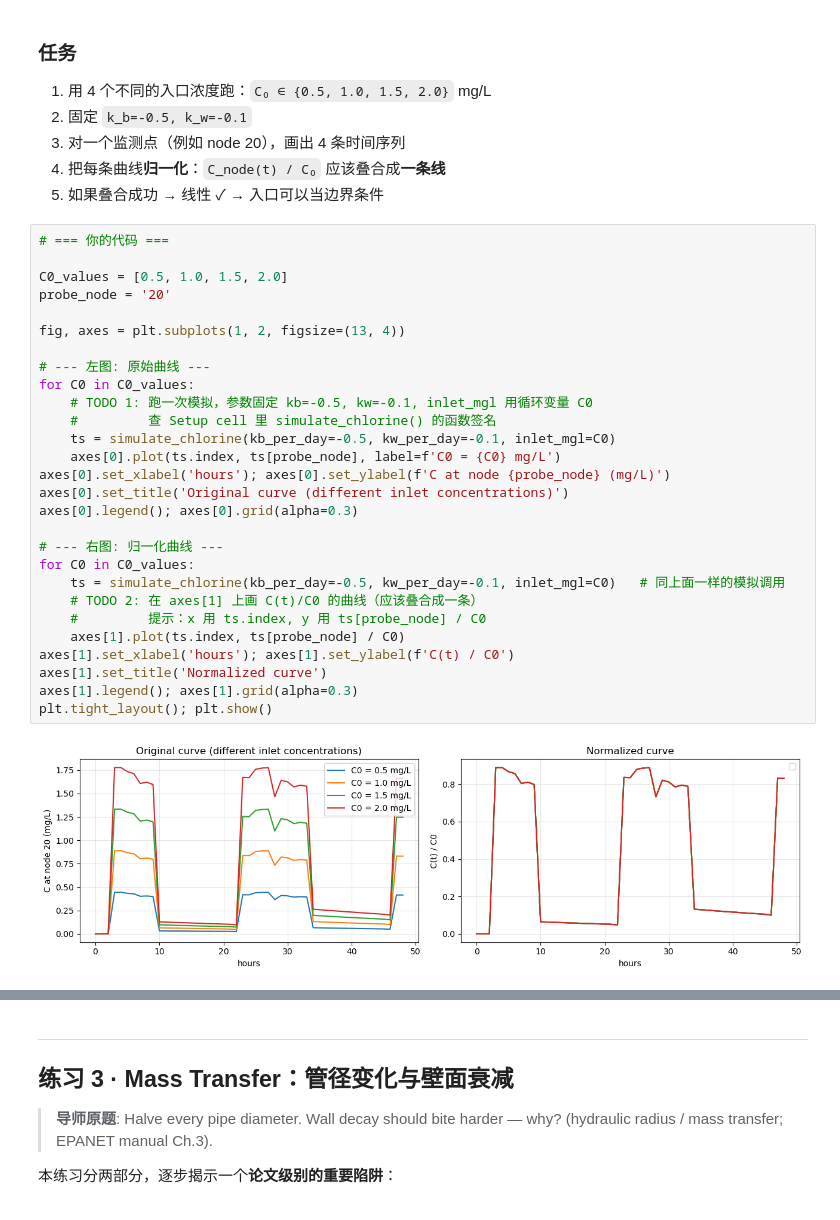
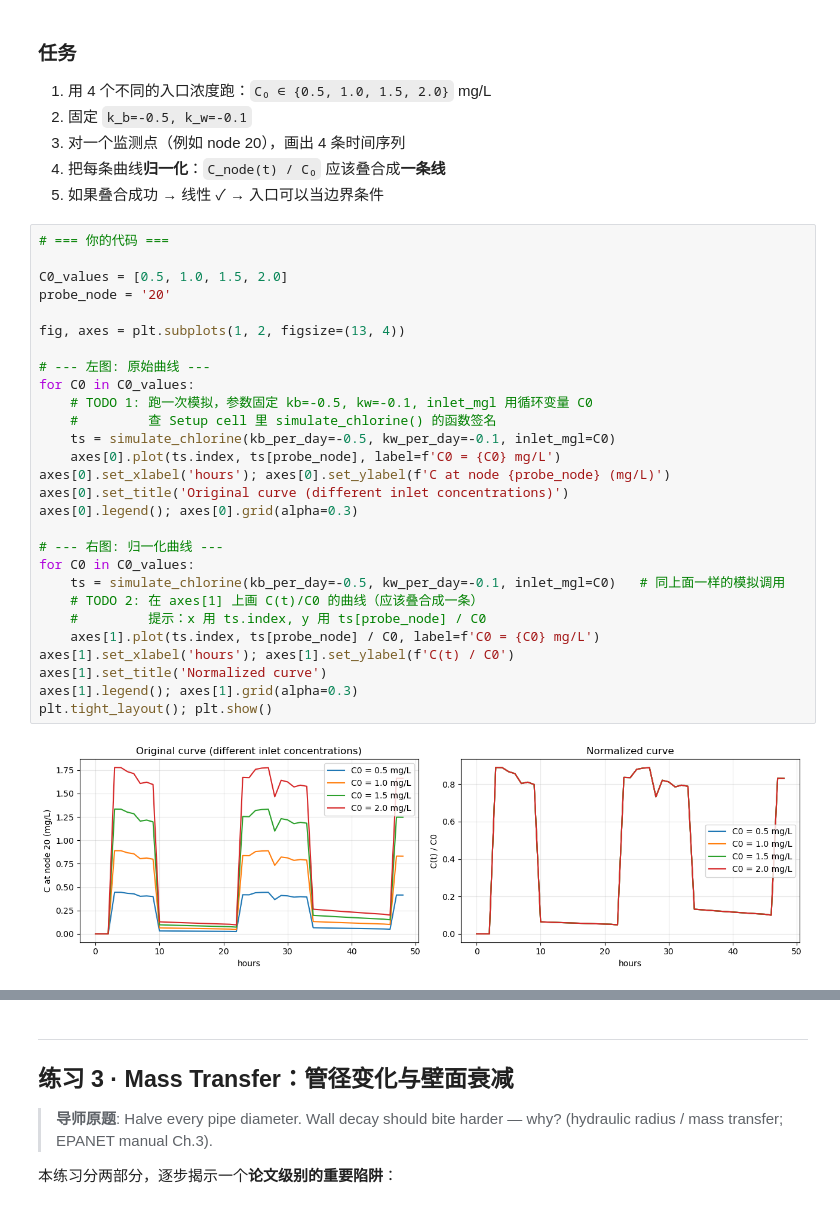
Before and after one commit to Strongxlb/Graduation-Project, a Jupyter notebook: learning/02_exercises.ipynb, the cells around one changed output, grey strips where cells are left out. Drawn from its saved outputs; the diff is of its cells as text.

```diff
--- a/learning/02_exercises.ipynb
+++ b/learning/02_exercises.ipynb
@@ -187,32 +201,32 @@ mean_both = ts_both.iloc[-24:].mean()
 # %%
 # === 你的代码 ===
 
 C0_values = [0.5, 1.0, 1.5, 2.0]
 probe_node = '20'
 
 fig, axes = plt.subplots(1, 2, figsize=(13, 4))
 
 # --- 左图: 原始曲线 ---
 for C0 in C0_values:
     # TODO 1: 跑一次模拟，参数固定 kb=-0.5, kw=-0.1, inlet_mgl 用循环变量 C0
     #         查 Setup cell 里 simulate_chlorine() 的函数签名
     ts = simulate_chlorine(kb_per_day=-0.5, kw_per_day=-0.1, inlet_mgl=C0)
     axes[0].plot(ts.index, ts[probe_node], label=f'C0 = {C0} mg/L')
 axes[0].set_xlabel('hours'); axes[0].set_ylabel(f'C at node {probe_node} (mg/L)')
 axes[0].set_title('Original curve (different inlet concentrations)')
 axes[0].legend(); axes[0].grid(alpha=0.3)
 
 # --- 右图: 归一化曲线 ---
 for C0 in C0_values:
     ts = simulate_chlorine(kb_per_day=-0.5, kw_per_day=-0.1, inlet_mgl=C0)   # 同上面一样的模拟调用
     # TODO 2: 在 axes[1] 上画 C(t)/C0 的曲线（应该叠合成一条）
     #         提示：x 用 ts.index, y 用 ts[probe_node] / C0
-    axes[1].plot(ts.index, ts[probe_node] / C0)
+    axes[1].plot(ts.index, ts[probe_node] / C0, label=f'C0 = {C0} mg/L')
 axes[1].set_xlabel('hours'); axes[1].set_ylabel(f'C(t) / C0')
 axes[1].set_title('Normalized curve')
 axes[1].legend(); axes[1].grid(alpha=0.3)
 plt.tight_layout(); plt.show()
 # %% [output]
-[figure, old version]
+[figure, new version]
 # %% [markdown]
 ### ✏️ 你的发现
```
Also changed, not shown: parts of 8 cells of this notebook.
